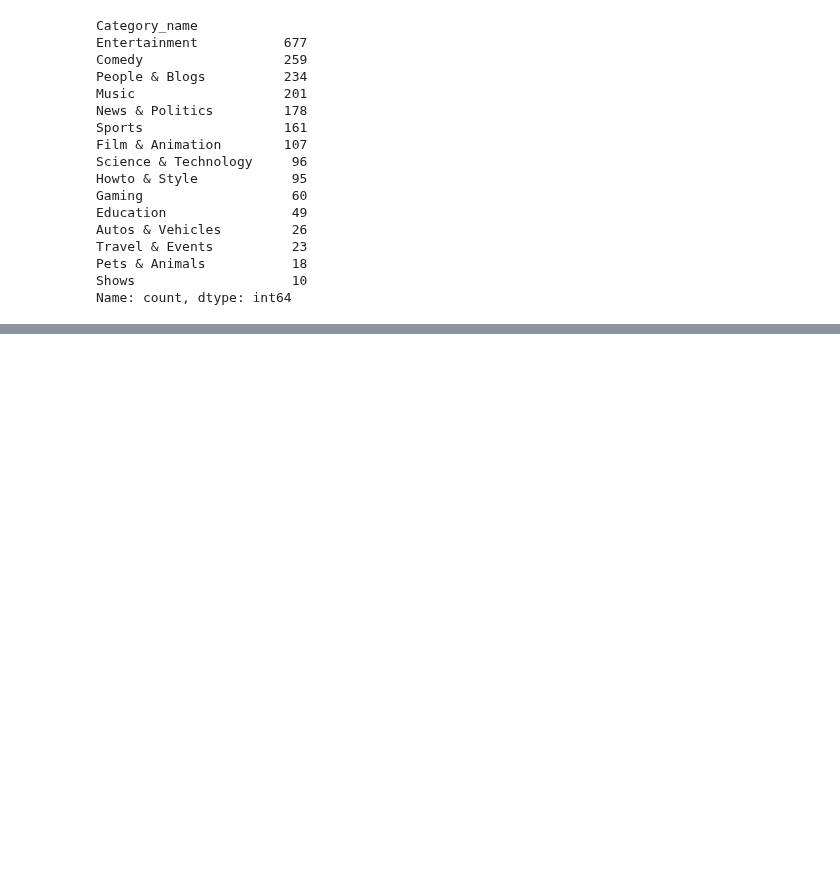
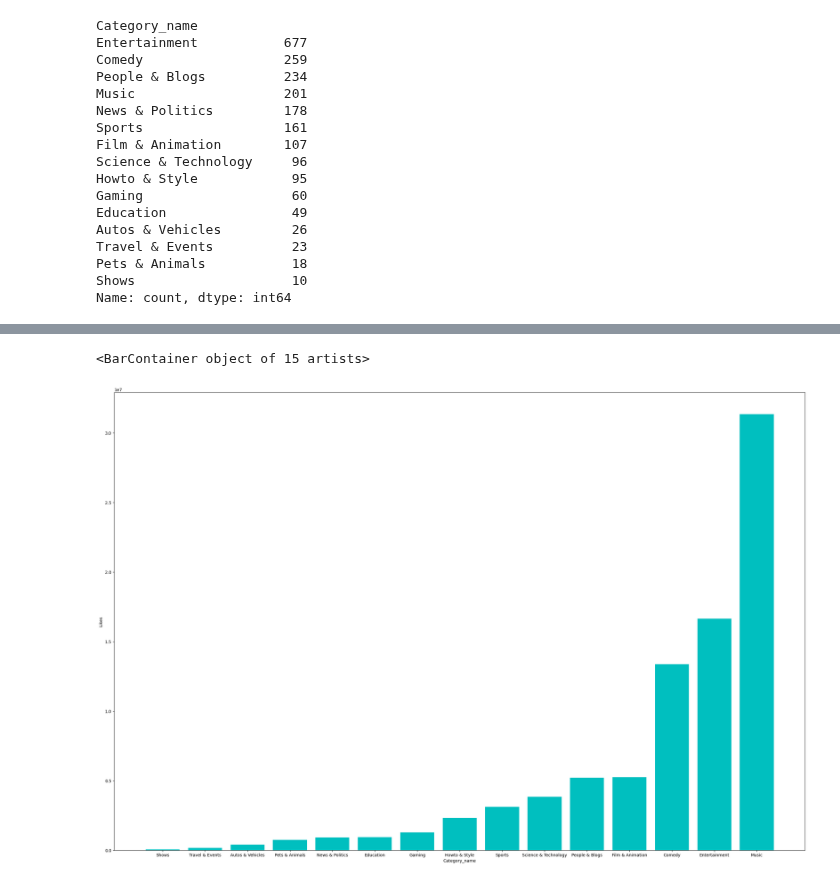
Before and after one commit to Rughwed/assignments, a Jupyter notebook: Numpy_and_pandas/games/Merge.ipynb, the cells around one changed output, grey strips where cells are left out. Drawn from its saved outputs; the diff is of its cells as text; code cells hidden in the pictures; blank space fills up the shorter version.

```diff
--- a/Numpy_and_pandas/games/Merge.ipynb
+++ b/Numpy_and_pandas/games/Merge.ipynb
@@ -212,4 +194,4 @@ Pets & Animals           18
 Shows                    10
 Name: count, dtype: int64
 # %%
-ca_merge.groupby(['category_id','Category_name'])[['views', 'likes','dislikes','comment_count']].sum().sort_values('likes').reset_index()
+gr = ca_merge.groupby(['category_id','Category_name'])[['views', 'likes','dislikes','comment_count']].sum().sort_values('likes').reset_index()
@@ -232,0 +219,9 @@ ca_merge.groupby(['category_id','Category_name'])[['views', 'likes','dislikes','
+# %%
+
+pl.figure(figsize=(30,20))
+pl.xlabel("Category_name")
+pl.ylabel("Likes")
+pl.bar(gr["Category_name"],gr["likes"],color='c')
+# %% [output]
+<BarContainer object of 15 artists>
+[figure, added]
```
Also changed, not shown: parts of 5 cells of this notebook.
